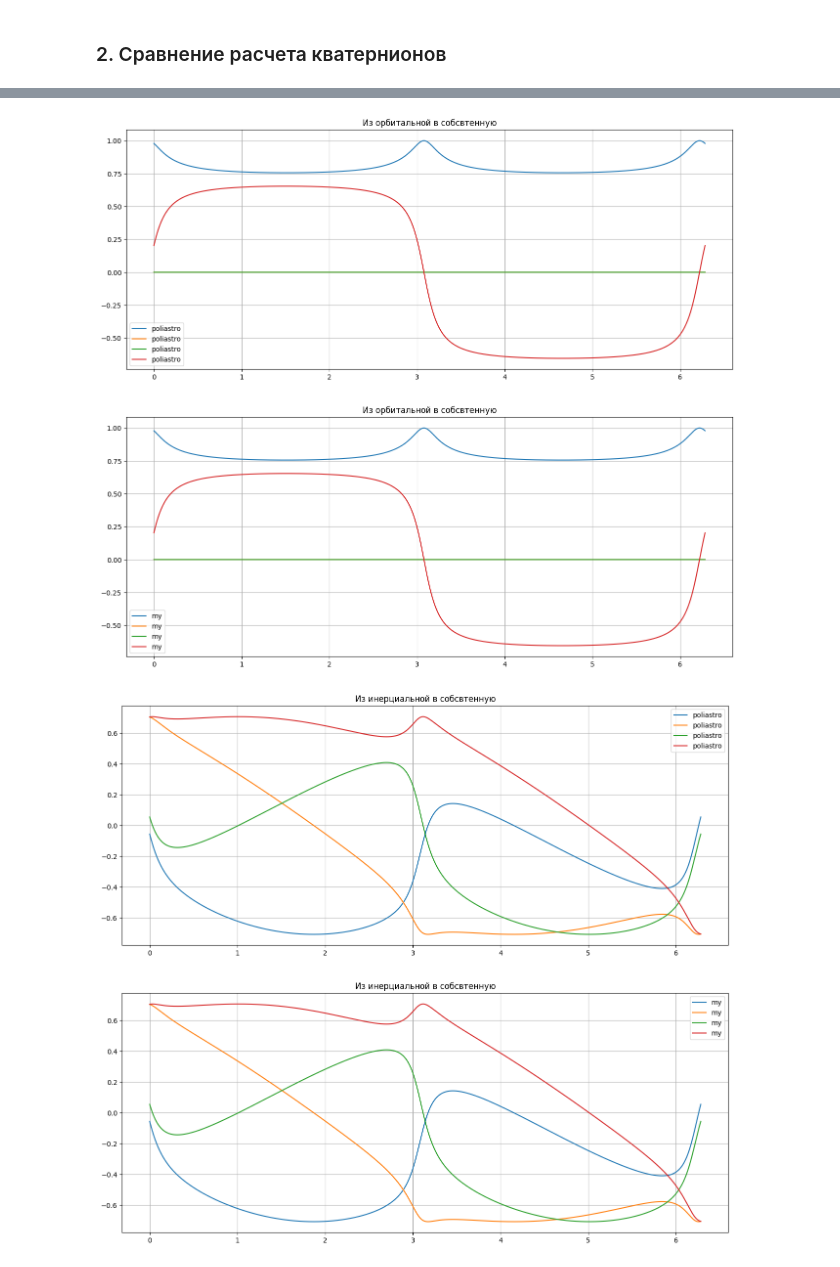
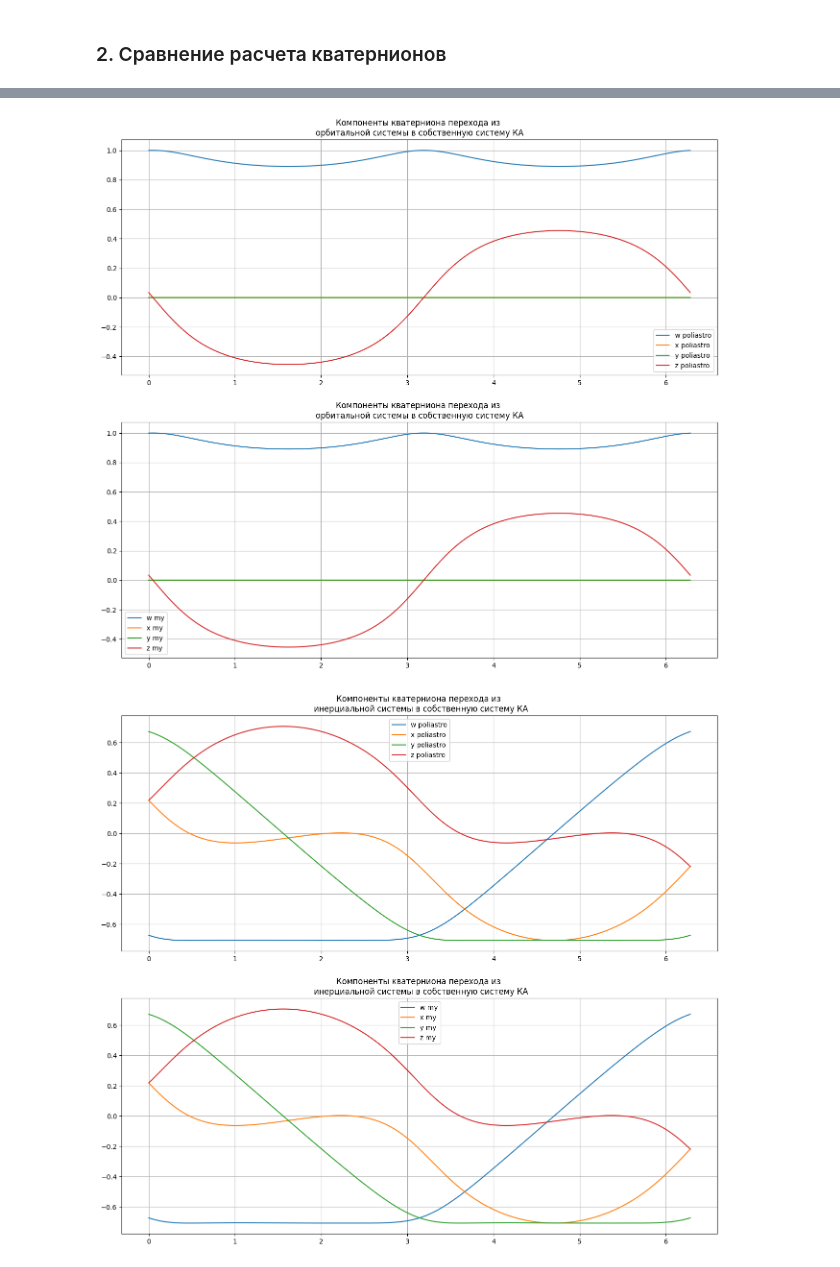
Before and after one commit to Abrackadabrr/solar_illuminance, a Jupyter notebook: testing.ipynb, the cells around one changed output, grey strips where cells are left out. Drawn from its saved outputs; the diff is of its cells as text; code cells hidden in the pictures.

```diff
--- a/testing.ipynb
+++ b/testing.ipynb
@@ -81,7 +81,17 @@ def get_orbital_2_eigen_matrix(r, v, phi):
 # Зададим начальную орбиту аппарата
 mu = 398600.4415
 a = (6371 + 800) * u.km
-raan = np.pi / 20 * u.rad
-inc = ((90 - 23.44) * np.pi / 180) * u.rad
+raan = 4 * np.pi / 5 * u.rad
 ecc = 0 * u.one
 argp = 0 * u.rad
+
+
+# Расчет наклонения полярной орбиты в инерциальной системе координат
+alpha = (90 - 23.44) / 180 * np.pi  # наклон Земной оси к плоскости эклиптики
+theta = 3 * np.pi / 4   # угол между проекцией Земной оси на плоскость XY и направлением на Солнце (осью Х)
+# наклонение орбиты в инерциальной системе
+inc = (np.pi / 2 - np.abs(np.arctan(np.sin(theta - raan.value) / np.tan(alpha))))
+inc = inc * u.rad
+
+print("Наклонение: ", inc.value * 180 / np.pi)
+print("ДВУ:", raan.value * 180 / np.pi)
@@ -159,14 +169,15 @@ q_i2sc_my_q = [(orbital_frame_orientation.orbital_frame_orientation(u) *
           spacefraft_orientation.orientation_in_orbital_frame(phi)) for (u, phi) in zip(nus, phis_my)]
 # %%
 # обработка кватернионов для сравнения
-poli_q_o2sc_my = [quat.elements if np.abs(q_ref.w - quat.w) < 1e-10  else (-quat).elements for quat, q_ref in zip(poli_q_o2sc_q, q_o2sc_my_q)]
-poli_q_i2sc_my = [quat.elements if np.abs(q_ref.w - quat.w) < 1e-10 else (-quat).elements for quat, q_ref in zip(poli_q_i2sc_q, q_i2sc_my_q)]
+# (где нужно -- домножение на -1, так как кватернионы q и -q описывают один и тот же поворот)
+
+poli_q_o2sc_my = [quat.elements if np.abs(q_ref.w - quat.w) < 1e-10  else (-quat).elements \
+                  for quat, q_ref in zip(poli_q_o2sc_q, q_o2sc_my_q)]
+poli_q_i2sc_my = [quat.elements if np.abs(q_ref.w - quat.w) < 1e-10 else (-quat).elements \
+                  for quat, q_ref in zip(poli_q_i2sc_q, q_i2sc_my_q)]
 
 poli_q_o2sc_my = np.array(poli_q_o2sc_my)
 poli_q_i2sc_my = np.array(poli_q_i2sc_my)
-
-# q_o2sc_my = [quat.elements if quat.w >= 0 else (-quat).elements for quat in q_o2sc_my_q]
-# q_i2sc_my = [quat.elements if quat.w >= 0 else (-quat).elements for quat in q_i2sc_my_q]
 
 q_o2sc_my = [quat.elements  for quat in q_o2sc_my_q]
 q_i2sc_my = [quat.elements  for quat in q_i2sc_my_q]
@@ -183,32 +194,31 @@ print("Интегральная ошибка подсчета кватернио
 # %%
 # Построим графики для визуального сравнения
-
 fig, ax = plt.subplots(nrows=2, figsize=(16, 14))
 
-ax[0].plot(nus, poli_q_o2sc_my, label="poliastro")
-ax[1].plot(nus, q_o2sc_my, label="my")
 
+ax[0].plot(nus, poli_q_o2sc_my, label=("w poliastro", "x poliastro", "y poliastro", "z poliastro"))
+ax[1].plot(nus, q_o2sc_my, label=("w my", "x my", "y my", "z my"))
 ax[0].legend()
 ax[1].legend()
 ax[0].grid()
 ax[1].grid()
-ax[0].set_title("Из орбитальной в собсвтенную")
-ax[1].set_title("Из орбитальной в собсвтенную")
+ax[0].set_title("Компоненты кватерниона перехода из \nорбитальной системы в собственную систему КА")
+ax[1].set_title("Компоненты кватерниона перехода из \nорбитальной системы в собственную систему КА")
 plt.show()
 # %% [output]
-[figure, old version]
+[figure, new version]
 # %%
 fig, ax = plt.subplots(nrows=2, figsize=(16, 14))
 
-ax[0].plot(nus, poli_q_i2sc_my, label="poliastro")
-ax[1].plot(nus, q_i2sc_my, label="my")
+ax[0].plot(nus, poli_q_i2sc_my, label=("w poliastro", "x poliastro", "y poliastro", "z poliastro"))
+ax[1].plot(nus, q_i2sc_my, label=("w my", "x my", "y my", "z my"))
 
 ax[0].legend()
 ax[1].legend()
 ax[0].grid()
 ax[1].grid()
-ax[0].set_title("Из инерциальной в собсвтенную")
-ax[1].set_title("Из инерциальной в собсвтенную")
+ax[0].set_title("Компоненты кватерниона перехода из \n инерциальной системы в собственную систему КА")
+ax[1].set_title("Компоненты кватерниона перехода из \n инерциальной системы в собственную систему КА")
 plt.show()
 # %% [output]
-[figure, old version]
+[figure, new version]
```
Also changed, not shown: parts of 9 cells of this notebook, 5 other files.
